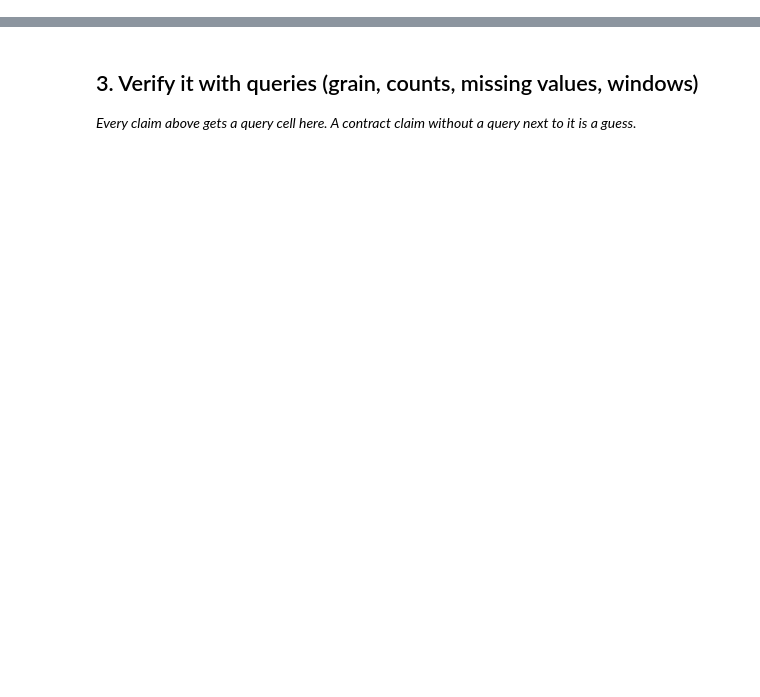
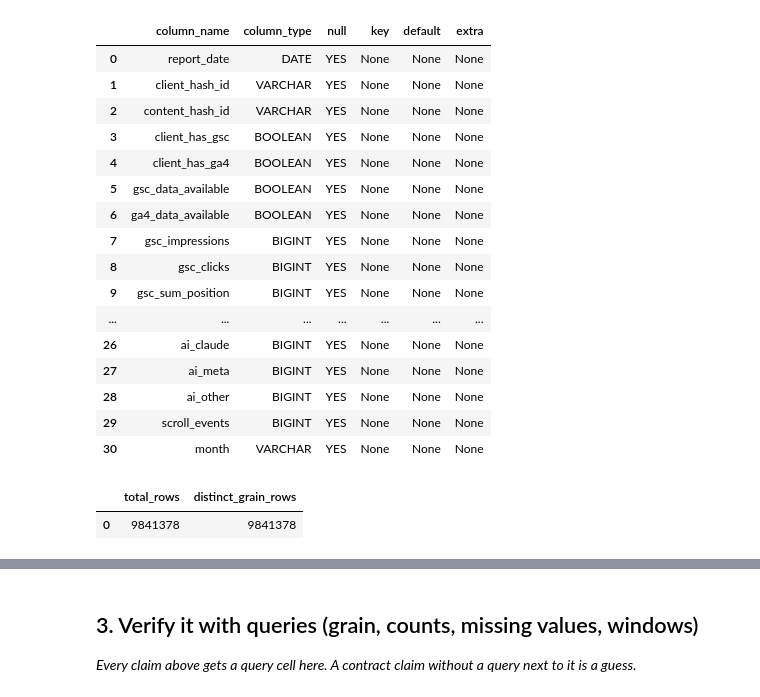
Before and after one commit to jetendarsoothar-png/flyrank-ml-internship, a Jupyter notebook: work/notebooks/w03_data_contract.ipynb, the cells around one changed output, grey strips where cells are left out. Drawn from its saved outputs; the diff is of its cells as text; code cells hidden in the pictures; blank space fills up the shorter version.

```diff
--- a/work/notebooks/w03_data_contract.ipynb
+++ b/work/notebooks/w03_data_contract.ipynb
@@ -22,0 +39,9 @@ This skeleton is yours to fill. Work the sections **in order** — each one has
+# %%
+files = conn.sql("""
+SELECT file
+FROM glob('hf://datasets/FlyRank/internship-warehouse/**')
+WHERE file LIKE '%.parquet'
+ORDER BY file
+""").df()
+
+files
@@ -22,0 +66,3 @@ This skeleton is yours to fill. Work the sections **in order** — each one has
+# %%
+for f in files["file"]:
+    print(f)
@@ -22,0 +87,35 @@ This skeleton is yours to fill. Work the sections **in order** — each one has
+# %%
+march_path = "hf://datasets/FlyRank/internship-warehouse/fact_content_daily_performance/month=2026-03/data_0.parquet"
+
+conn.sql(f"""
+DESCRIBE SELECT *
+FROM read_parquet('{march_path}')
+""").df()
+# %% [output]
+|  | column_name | column_type | null | key | default | extra |
+| 0 | report_date | DATE | YES | None | None | None |
+| 1 | client_hash_id | VARCHAR | YES | None | None | None |
+| 2 | content_hash_id | VARCHAR | YES | None | None | None |
+| 3 | client_has_gsc | BOOLEAN | YES | None | None | None |
+| 4 | client_has_ga4 | BOOLEAN | YES | None | None | None |
+| 5 | gsc_data_available | BOOLEAN | YES | None | None | None |
+| 6 | ga4_data_available | BOOLEAN | YES | None | None | None |
+| 7 | gsc_impressions | BIGINT | YES | None | None | None |
+| 8 | gsc_clicks | BIGINT | YES | None | None | None |
+| 9 | gsc_sum_position | BIGINT | YES | None | None | None |
+| ... | ... | ... | ... | ... | ... | ... |
+| 26 | ai_claude | BIGINT | YES | None | None | None |
+| 27 | ai_meta | BIGINT | YES | None | None | None |
+| 28 | ai_other | BIGINT | YES | None | None | None |
+| 29 | scroll_events | BIGINT | YES | None | None | None |
+| 30 | month | VARCHAR | YES | None | None | None |
+# %%
+conn.sql(f"""
+SELECT
+    COUNT(*) AS total_rows,
+    COUNT(DISTINCT report_date || '|' || client_hash_id || '|' || content_hash_id) AS distinct_grain_rows
+FROM read_parquet('{march_path}')
+""").df()
+# %% [output]
+|  | total_rows | distinct_grain_rows |
+| 0 | 9841378 | 9841378 |
```
Also changed, not shown: parts of 32 cells of this notebook.
